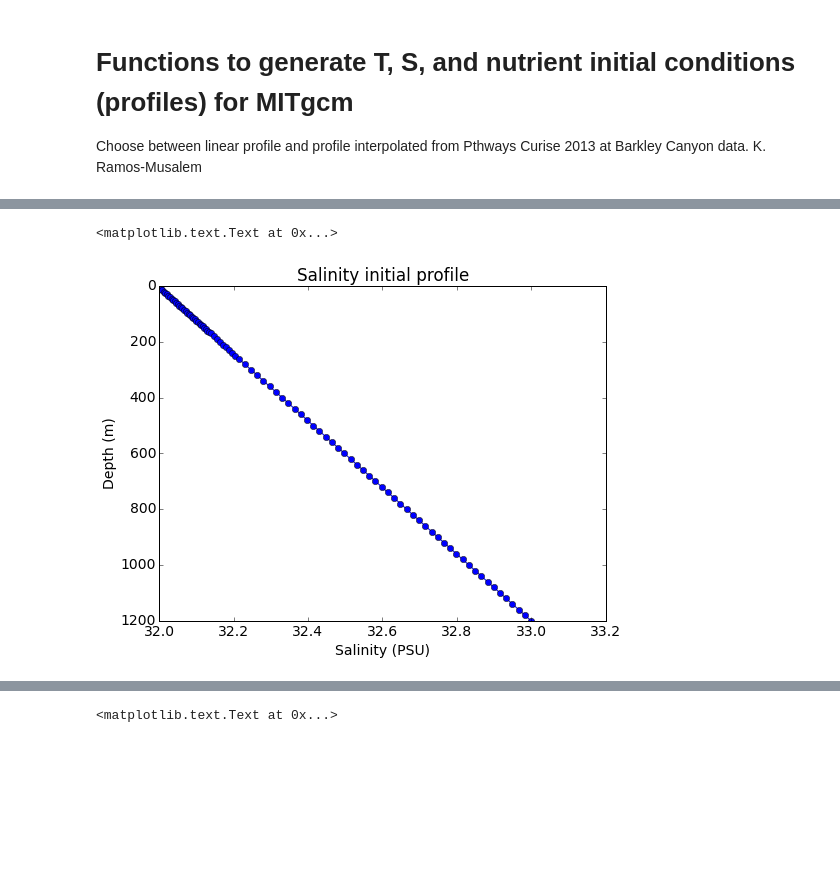
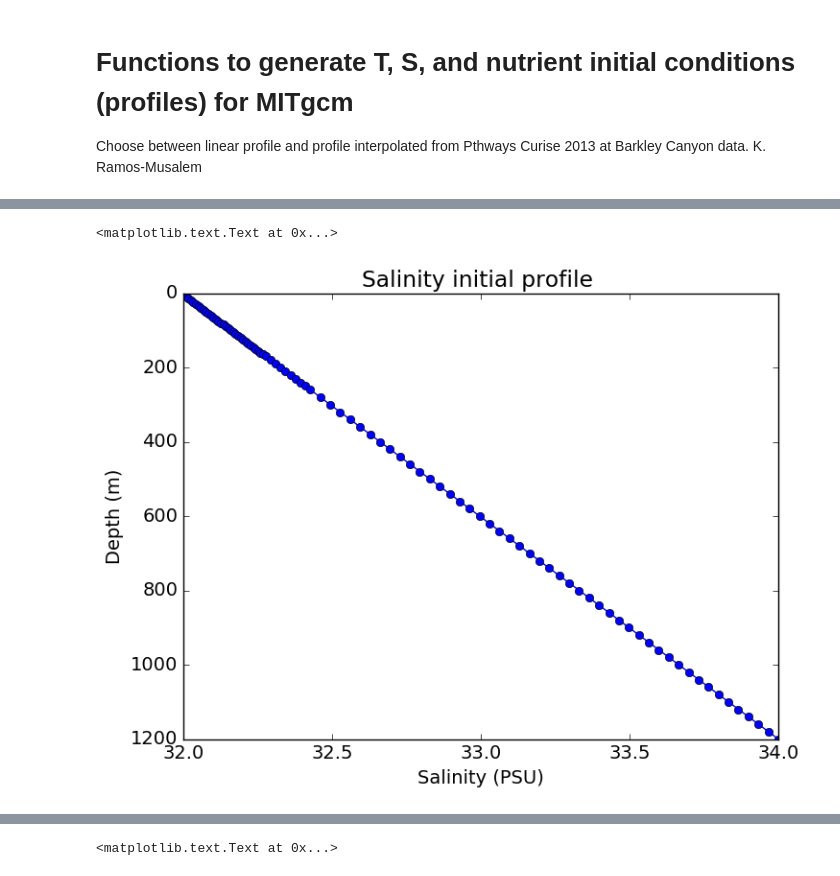
Before and after one commit to UBC-MOAD/buildcanyon, a Jupyter notebook: Stratification/GenerateTSNutrientIniCond.ipynb, the cells around one changed output, grey strips where cells are left out. Cells and saved outputs as stored; diff of their text form; code cells hidden in the pictures; blank space fills up the shorter version.

```diff
--- a/Stratification/GenerateTSNutrientIniCond.ipynb
+++ b/Stratification/GenerateTSNutrientIniCond.ipynb
@@ -89,8 +80,8 @@ def iniTracerCnt(xsize, ysize, CntVal, Depth ):
 dt = np.dtype('>f8')  # float 64 big endian
 
 
-nx = 360
-ny = 360
+nx = 1080
+ny = 720
 nz = 90
 
 # Depth values
@@ -146,36 +137,36 @@ sal = [32.05565615,  32.47904982,  32.69883153,  33.14754095,
         33.93728968,  33.98439263,  34.04611345,  34.09233602,
         34.14232788,  34.22413622,  34.28826251,  34.37998532,  34.4410795 ] #Falkor Salinity
 
 #Sal = iniTracer(nx,ny,depth,sal,zi)
-Sal = iniTracerLin(nx,ny,32.0,33.0,zi)
+Sal = iniTracerLin(nx,ny,32.0,34.0,zi)
 
 # Save binary file
-tmpfile = "%dx%dx%d/Linsal_N003_%dzlev_%dx%d.bin" %(nx,ny,nz,nz,nx,ny)
+tmpfile = "%dx%dx%d/Linsal_N5p5_%dzlev_%dx%d.bin" %(nx,ny,nz,nz,nx,ny)
 fileobj = open(tmpfile,mode='wb')
 Sal2 = Sal.transpose((2,0,1)) # To keep fortran order when writing as C binarynp.asfortranarray(Sal)
 Sal2.astype(dt).tofile(fileobj,"")
 fileobj.close()
 
 ### PLOT Contour
 
 plt.rcParams.update({'font.size':14})
 plt.rcParams['contour.negative_linestyle']='solid'
 
 plt.figure(figsize=(8,6))
 
 CS = plt.plot(np.squeeze(Sal[60,45,:]),zi,'bo-')
 
 plt.gca().invert_yaxis()
 
 plt.xlabel('Salinity (PSU)')
 
 plt.ylabel('Depth (m)')
 
 
 plt.title('Salinity initial profile ')
 # %% [output]
 <matplotlib.text.Text at 0x...>
-[figure, old version]
+[figure, new version]
 # %%
 #Nitrate (from annual average)
 
```
Also changed, not shown: parts of 3 cells of this notebook, 4 other files.
